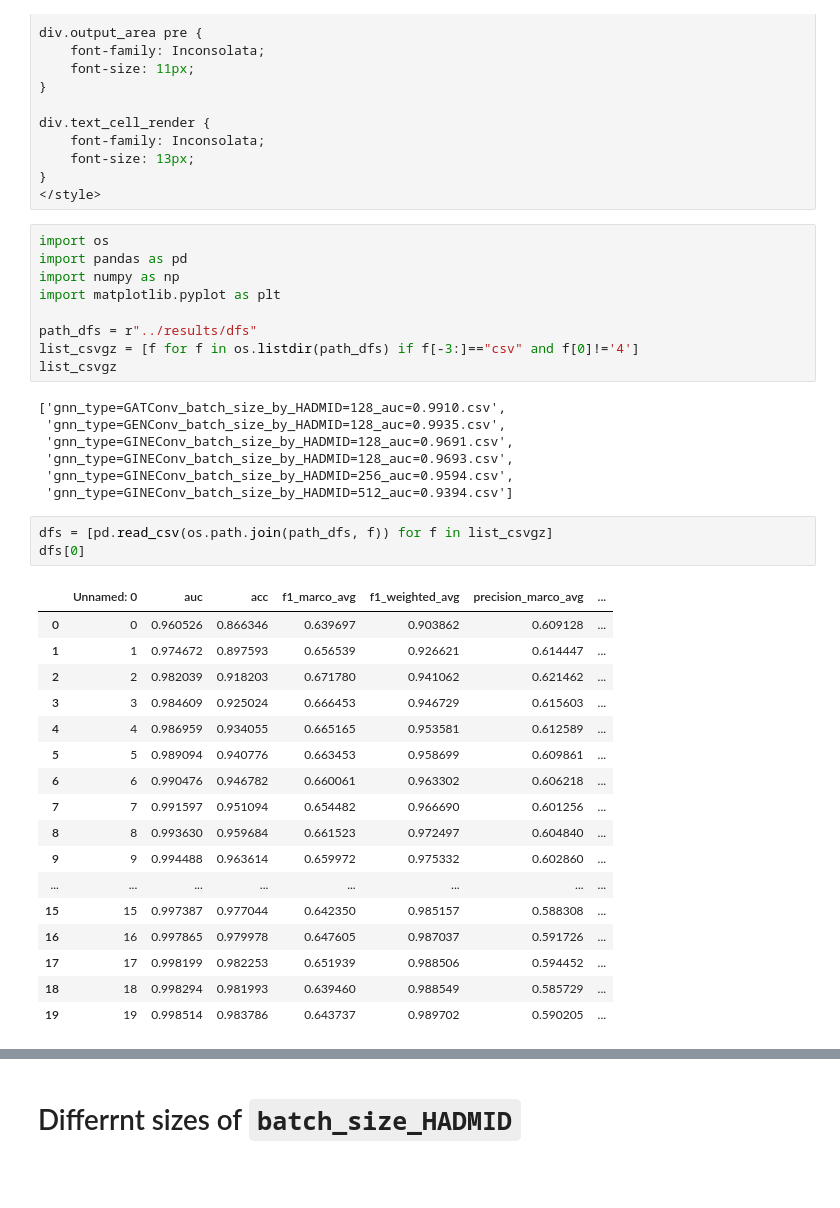
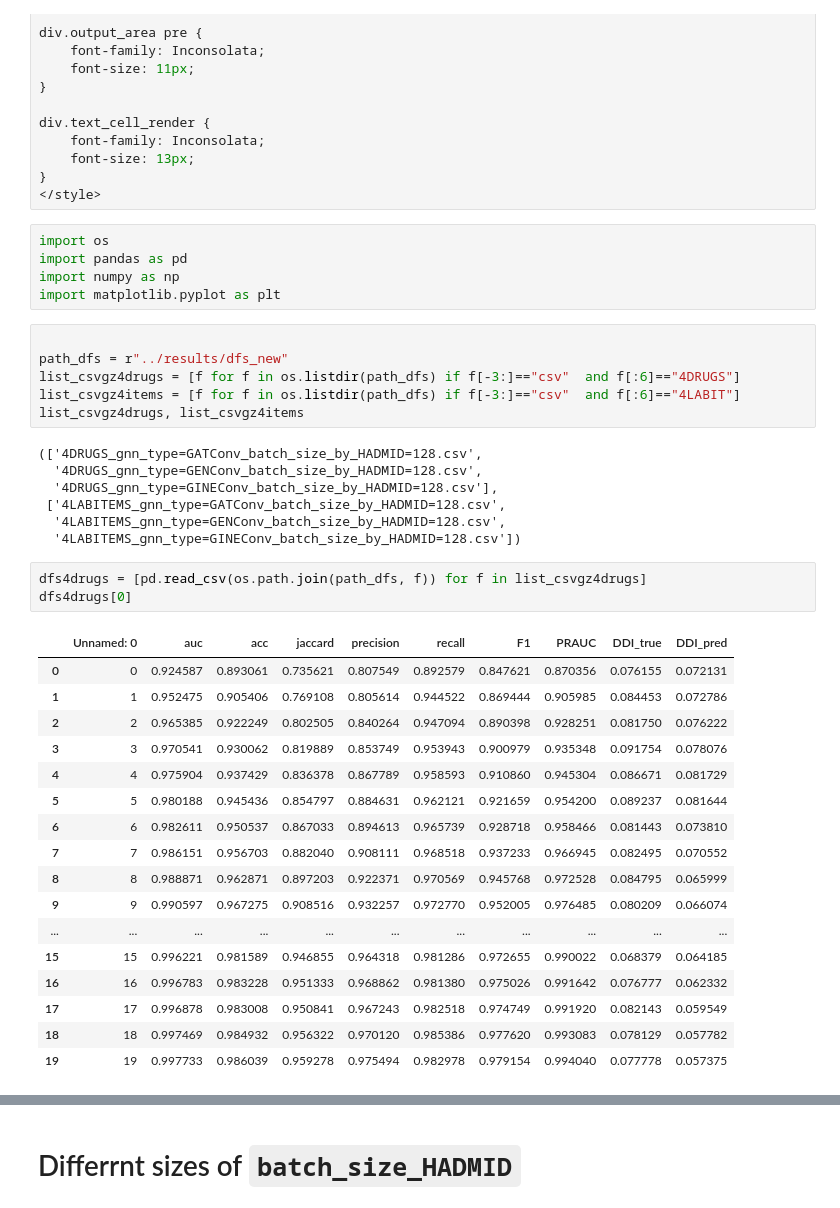
Before and after one commit to Nemo4110/GNNs-Driven-Clinical-Decision-Making-Assistance, a Jupyter notebook: notebook/evaluate.ipynb, the cells around one changed output, grey strips where cells are left out. Cells and saved outputs as stored; diff of their text form; blank space fills up the shorter version.

```diff
--- a/notebook/evaluate.ipynb
+++ b/notebook/evaluate.ipynb
@@ -21,35 +21,37 @@ import os
 import pandas as pd
 import numpy as np
 import matplotlib.pyplot as plt
-
-path_dfs = r"../results/dfs"
-list_csvgz = [f for f in os.listdir(path_dfs) if f[-3:]=="csv" and f[0]!='4']
-list_csvgz
-# %% [output]
-['gnn_type=GATConv_batch_size_by_HADMID=128_auc=0.9910.csv',
- 'gnn_type=GENConv_batch_size_by_HADMID=128_auc=0.9935.csv',
- 'gnn_type=GINEConv_batch_size_by_HADMID=128_auc=0.9691.csv',
- 'gnn_type=GINEConv_batch_size_by_HADMID=128_auc=0.9693.csv',
- 'gnn_type=GINEConv_batch_size_by_HADMID=256_auc=0.9594.csv',
- 'gnn_type=GINEConv_batch_size_by_HADMID=512_auc=0.9394.csv']
+# %%
+
+path_dfs = r"../results/dfs_new"
+list_csvgz4drugs = [f for f in os.listdir(path_dfs) if f[-3:]=="csv"  and f[:6]=="4DRUGS"]
+list_csvgz4items = [f for f in os.listdir(path_dfs) if f[-3:]=="csv"  and f[:6]=="4LABIT"]
+list_csvgz4drugs, list_csvgz4items
+# %% [output]
+(['4DRUGS_gnn_type=GATConv_batch_size_by_HADMID=128.csv',
+  '4DRUGS_gnn_type=GENConv_batch_size_by_HADMID=128.csv',
+  '4DRUGS_gnn_type=GINEConv_batch_size_by_HADMID=128.csv'],
+ ['4LABITEMS_gnn_type=GATConv_batch_size_by_HADMID=128.csv',
+  '4LABITEMS_gnn_type=GENConv_batch_size_by_HADMID=128.csv',
+  '4LABITEMS_gnn_type=GINEConv_batch_size_by_HADMID=128.csv'])
 # %%
-dfs = [pd.read_csv(os.path.join(path_dfs, f)) for f in list_csvgz]
-dfs[0]
+dfs4drugs = [pd.read_csv(os.path.join(path_dfs, f)) for f in list_csvgz4drugs]
+dfs4drugs[0]
 # %% [output]
-|  | Unnamed: 0 | auc | acc | f1_marco_avg | f1_weighted_avg | precision_marco_avg | ... |
-| 0 | 0 | 0.960526 | 0.866346 | 0.639697 | 0.903862 | 0.609128 | ... |
-| 1 | 1 | 0.974672 | 0.897593 | 0.656539 | 0.926621 | 0.614447 | ... |
-| 2 | 2 | 0.982039 | 0.918203 | 0.671780 | 0.941062 | 0.621462 | ... |
-| 3 | 3 | 0.984609 | 0.925024 | 0.666453 | 0.946729 | 0.615603 | ... |
-| 4 | 4 | 0.986959 | 0.934055 | 0.665165 | 0.953581 | 0.612589 | ... |
-| 5 | 5 | 0.989094 | 0.940776 | 0.663453 | 0.958699 | 0.609861 | ... |
-| 6 | 6 | 0.990476 | 0.946782 | 0.660061 | 0.963302 | 0.606218 | ... |
-| 7 | 7 | 0.991597 | 0.951094 | 0.654482 | 0.966690 | 0.601256 | ... |
-| 8 | 8 | 0.993630 | 0.959684 | 0.661523 | 0.972497 | 0.604840 | ... |
-| 9 | 9 | 0.994488 | 0.963614 | 0.659972 | 0.975332 | 0.602860 | ... |
-| ... | ... | ... | ... | ... | ... | ... | ... |
-| 15 | 15 | 0.997387 | 0.977044 | 0.642350 | 0.985157 | 0.588308 | ... |
-| 16 | 16 | 0.997865 | 0.979978 | 0.647605 | 0.987037 | 0.591726 | ... |
-| 17 | 17 | 0.998199 | 0.982253 | 0.651939 | 0.988506 | 0.594452 | ... |
-| 18 | 18 | 0.998294 | 0.981993 | 0.639460 | 0.988549 | 0.585729 | ... |
-| 19 | 19 | 0.998514 | 0.983786 | 0.643737 | 0.989702 | 0.590205 | ... |
+|  | Unnamed: 0 | auc | acc | jaccard | precision | recall | F1 | PRAUC | DDI_true | DDI_pred |
+| 0 | 0 | 0.924587 | 0.893061 | 0.735621 | 0.807549 | 0.892579 | 0.847621 | 0.870356 | 0.076155 | 0.072131 |
+| 1 | 1 | 0.952475 | 0.905406 | 0.769108 | 0.805614 | 0.944522 | 0.869444 | 0.905985 | 0.084453 | 0.072786 |
+| 2 | 2 | 0.965385 | 0.922249 | 0.802505 | 0.840264 | 0.947094 | 0.890398 | 0.928251 | 0.081750 | 0.076222 |
+| 3 | 3 | 0.970541 | 0.930062 | 0.819889 | 0.853749 | 0.953943 | 0.900979 | 0.935348 | 0.091754 | 0.078076 |
+| 4 | 4 | 0.975904 | 0.937429 | 0.836378 | 0.867789 | 0.958593 | 0.910860 | 0.945304 | 0.086671 | 0.081729 |
+| 5 | 5 | 0.980188 | 0.945436 | 0.854797 | 0.884631 | 0.962121 | 0.921659 | 0.954200 | 0.089237 | 0.081644 |
+| 6 | 6 | 0.982611 | 0.950537 | 0.867033 | 0.894613 | 0.965739 | 0.928718 | 0.958466 | 0.081443 | 0.073810 |
+| 7 | 7 | 0.986151 | 0.956703 | 0.882040 | 0.908111 | 0.968518 | 0.937233 | 0.966945 | 0.082495 | 0.070552 |
+| 8 | 8 | 0.988871 | 0.962871 | 0.897203 | 0.922371 | 0.970569 | 0.945768 | 0.972528 | 0.084795 | 0.065999 |
+| 9 | 9 | 0.990597 | 0.967275 | 0.908516 | 0.932257 | 0.972770 | 0.952005 | 0.976485 | 0.080209 | 0.066074 |
+| ... | ... | ... | ... | ... | ... | ... | ... | ... | ... | ... |
+| 15 | 15 | 0.996221 | 0.981589 | 0.946855 | 0.964318 | 0.981286 | 0.972655 | 0.990022 | 0.068379 | 0.064185 |
+| 16 | 16 | 0.996783 | 0.983228 | 0.951333 | 0.968862 | 0.981380 | 0.975026 | 0.991642 | 0.076777 | 0.062332 |
+| 17 | 17 | 0.996878 | 0.983008 | 0.950841 | 0.967243 | 0.982518 | 0.974749 | 0.991920 | 0.082143 | 0.059549 |
+| 18 | 18 | 0.997469 | 0.984932 | 0.956322 | 0.970120 | 0.985386 | 0.977620 | 0.993083 | 0.078129 | 0.057782 |
+| 19 | 19 | 0.997733 | 0.986039 | 0.959278 | 0.975494 | 0.982978 | 0.979154 | 0.994040 | 0.077778 | 0.057375 |
```
Also changed, not shown: parts of 32 cells of this notebook, 7 other files.
